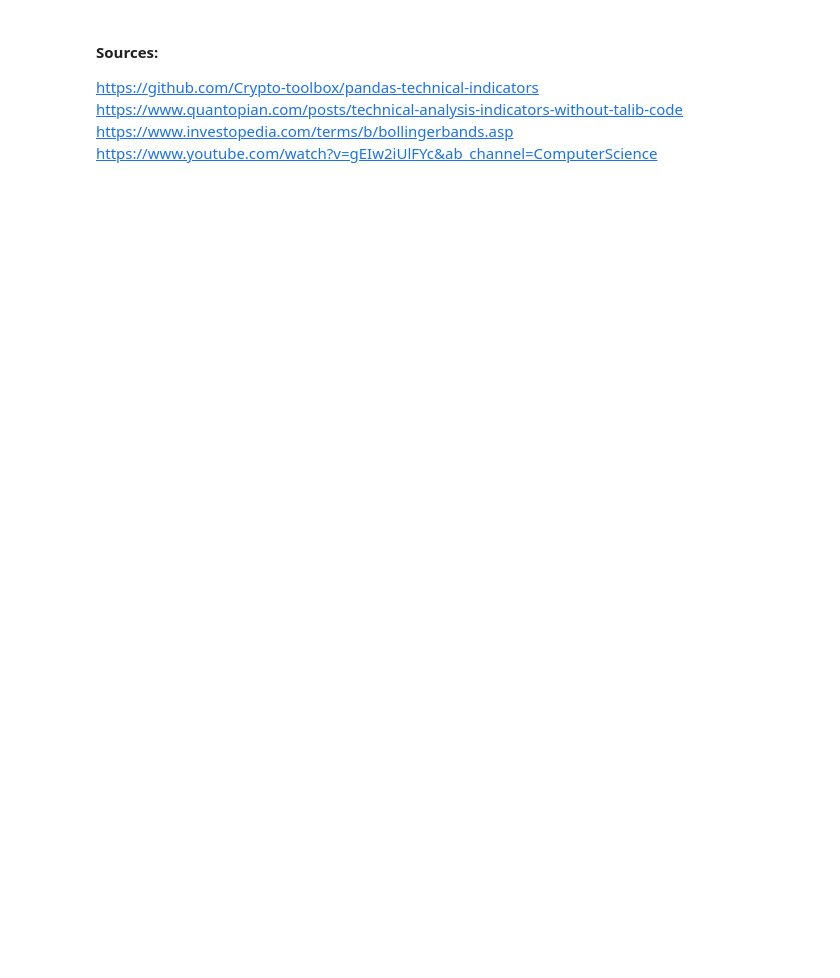
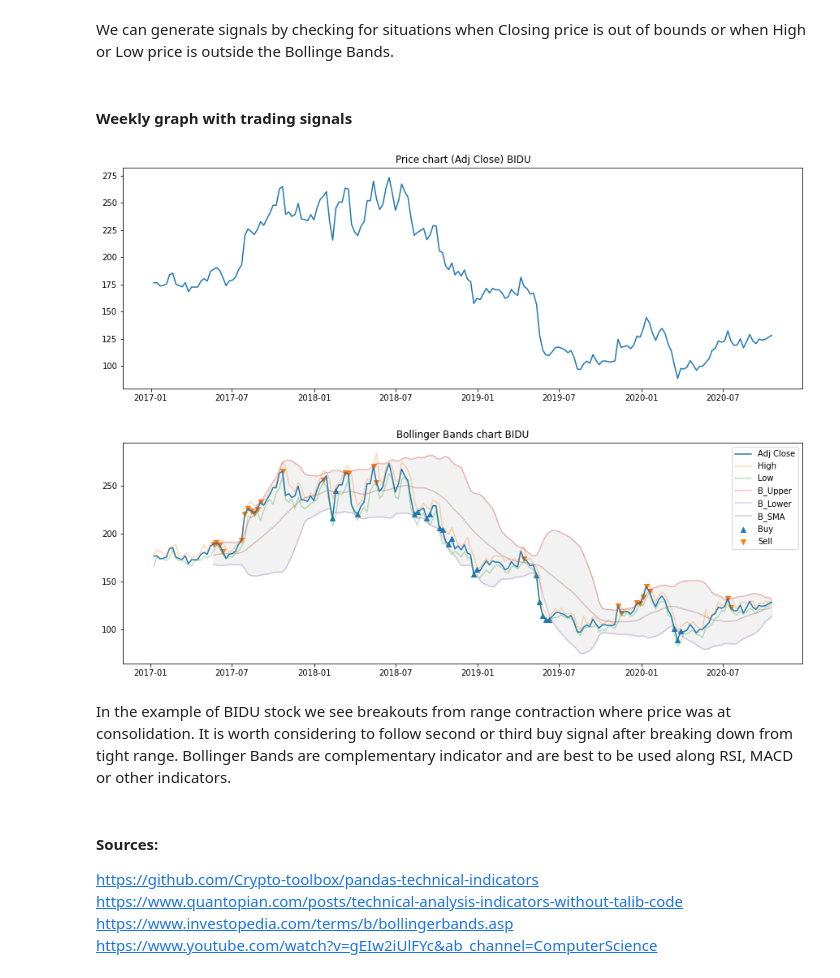
Before and after one commit to tristcoil/technical_indicators, a Jupyter notebook: Bollinger Bands.ipynb, the cells around one changed output. Cells and saved outputs as stored; diff of their text form; code cells hidden in the pictures; blank space fills up the shorter version.

```diff
--- a/Bollinger Bands.ipynb
+++ b/Bollinger Bands.ipynb
@@ -292,0 +187,7 @@ plt.show()
+# %%
+# add BB columns
+n = 20   # datapoint rolling window
+m = 2    # sigma width
+df_agg = bollinger_bands(df_agg, 20, 2)
+# %% [markdown]
+We can generate signals by checking for situations when Closing price is out of bounds or when High or Low price is outside the Bollinge Bands.
@@ -293,3 +220,40 @@ plt.show()
+# %%
+def plot_signals(df, ticker):
+    # plot price
+    plt.figure(figsize=(15,5))
+    plt.plot(df['Date'], df['Adj Close'])
+    plt.title('Price chart (Adj Close) ' + str(ticker))
+    plt.show()
+
+    # plot  values and significant levels
+    plt.figure(figsize=(15,5))
+    plt.title('Bollinger Bands chart ' + str(ticker))
+    plt.plot(df['Date'], df['Adj Close'], label='Adj Close')
+
+    plt.plot(df['Date'], df['High'], label='High', alpha=0.3)
+    plt.plot(df['Date'], df['Low'], label='Low', alpha=0.3)
+
+    plt.plot(df['Date'], df['BU'], label='B_Upper', alpha=0.3)
+    plt.plot(df['Date'], df['BL'], label='B_Lower', alpha=0.3)
+    plt.plot(df['Date'], df['B_MA'], label='B_SMA', alpha=0.3)
+    plt.fill_between(df['Date'], df['BU'], df['BL'], color='grey', alpha=0.1)
+
+    plt.scatter(df['Date'], df['Buy'], label='Buy', marker='^')
+    plt.scatter(df['Date'], df['Sell'], label='Sell', marker='v')
+
+    plt.legend()
+
+    plt.show()
+# %% [markdown]
+#### Weekly graph with trading signals
+# %%
+df_agg = add_signal(df_agg)
+plot_signals(df_agg, ticker)
+# %% [output]
+[figure, added]
+[figure, added]
+# %% [markdown]
+In the example of BIDU stock we see breakouts from range contraction where price was at consolidation. It is worth considering to follow second or third buy signal after breaking down from tight range. Bollinger Bands are complementary indicator and are best to be used along RSI, MACD or other indicators.
 # %% [markdown]
 #### Sources:
 https://github.com/Crypto-toolbox/pandas-technical-indicators   <BR>
```
Also changed, not shown: parts of 23 cells of this notebook.
